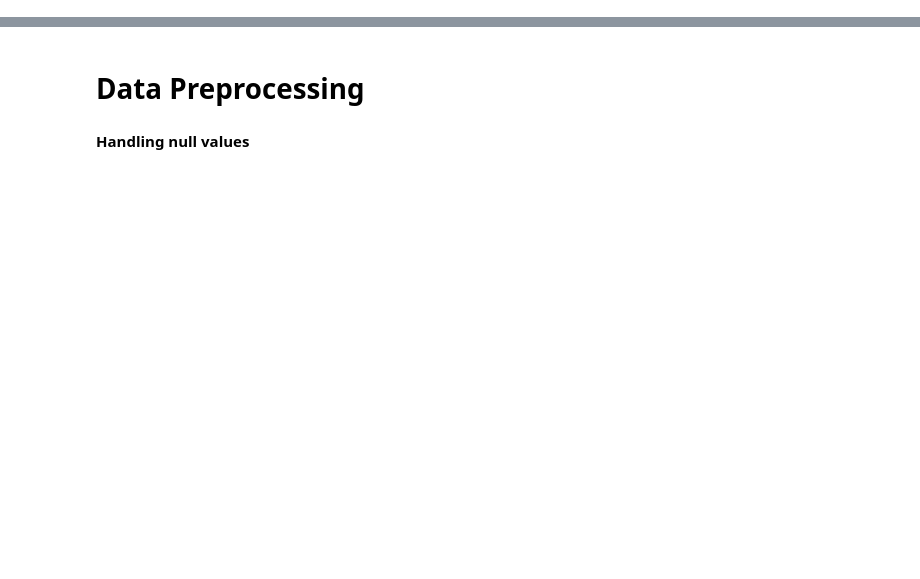
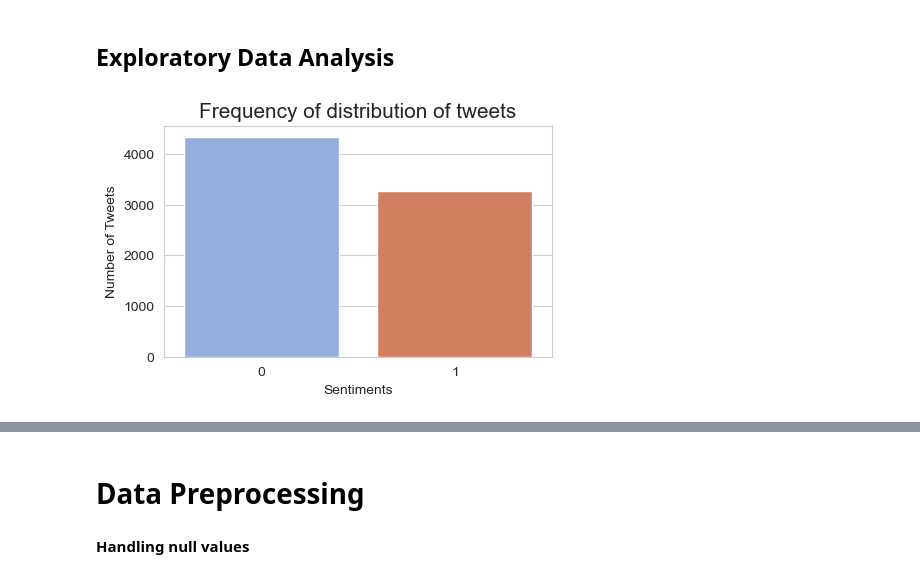
Before and after one commit to manishmawatwal/Disaster-Tweets, a Jupyter notebook: Disaster_Tweets.ipynb, the cells around one changed output, grey strips where cells are left out. Drawn from its saved outputs; the diff is of its cells as text; code cells hidden in the pictures; blank space fills up the shorter version.

```diff
--- a/Disaster_Tweets.ipynb
+++ b/Disaster_Tweets.ipynb
@@ -245,0 +99,13 @@ plt.show()
+# %% [markdown]
+## Exploratory Data Analysis
+# %%
+sns.set_style('whitegrid')
+fig, axes = plt.subplots(figsize = (5, 3))
+colors = ['#87ace8', '#e3784d']
+ax = sns.countplot(x = 'target', data = train_df, palette = colors)
+plt.gca().set_ylabel('Number of Tweets')
+plt.gca().set_xlabel('Sentiments')
+plt.title('Frequency of distribution of tweets', fontsize = 15)
+plt.show()
+# %% [output]
+[figure, added]
```
Also changed, not shown: parts of 115 cells of this notebook.
